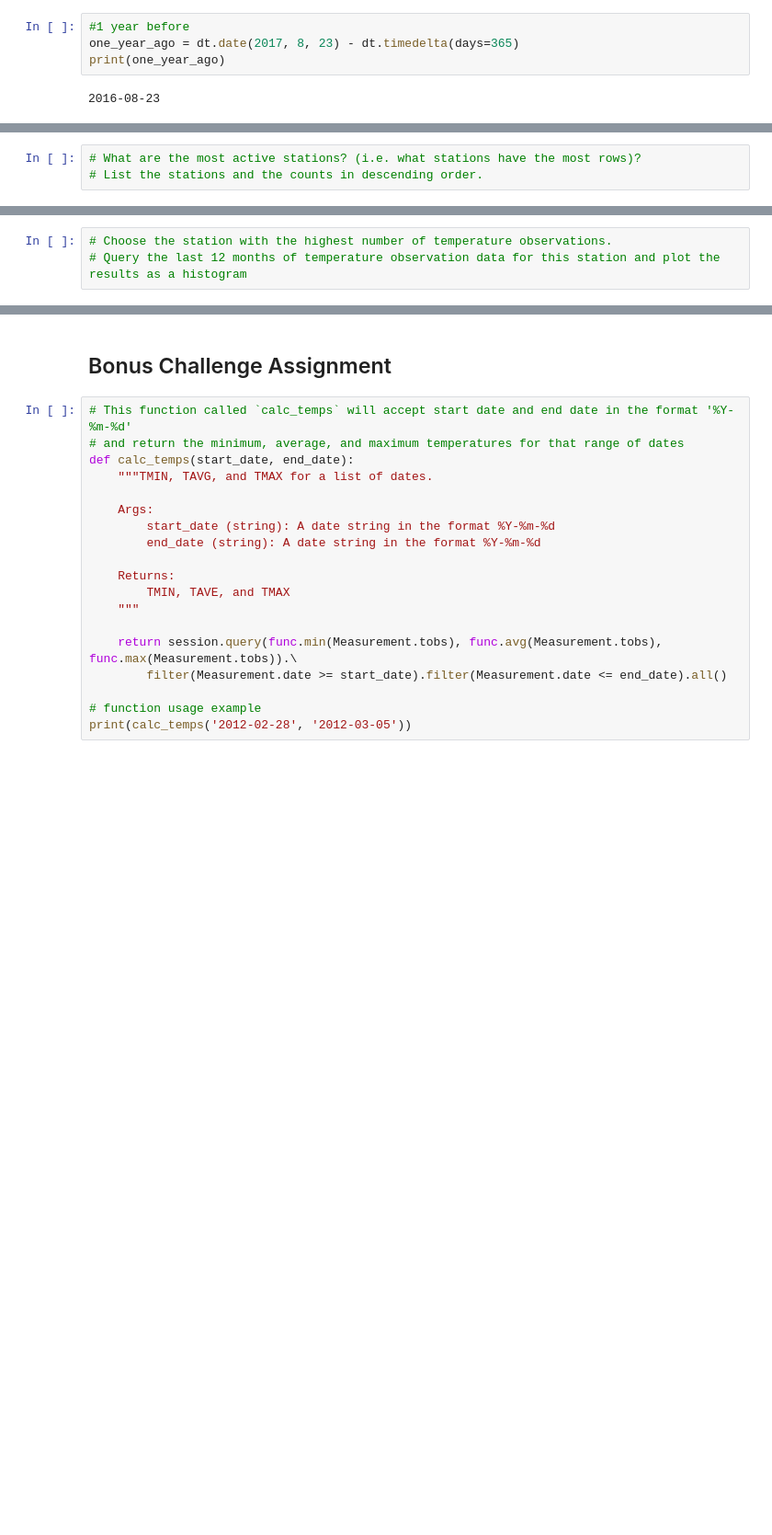
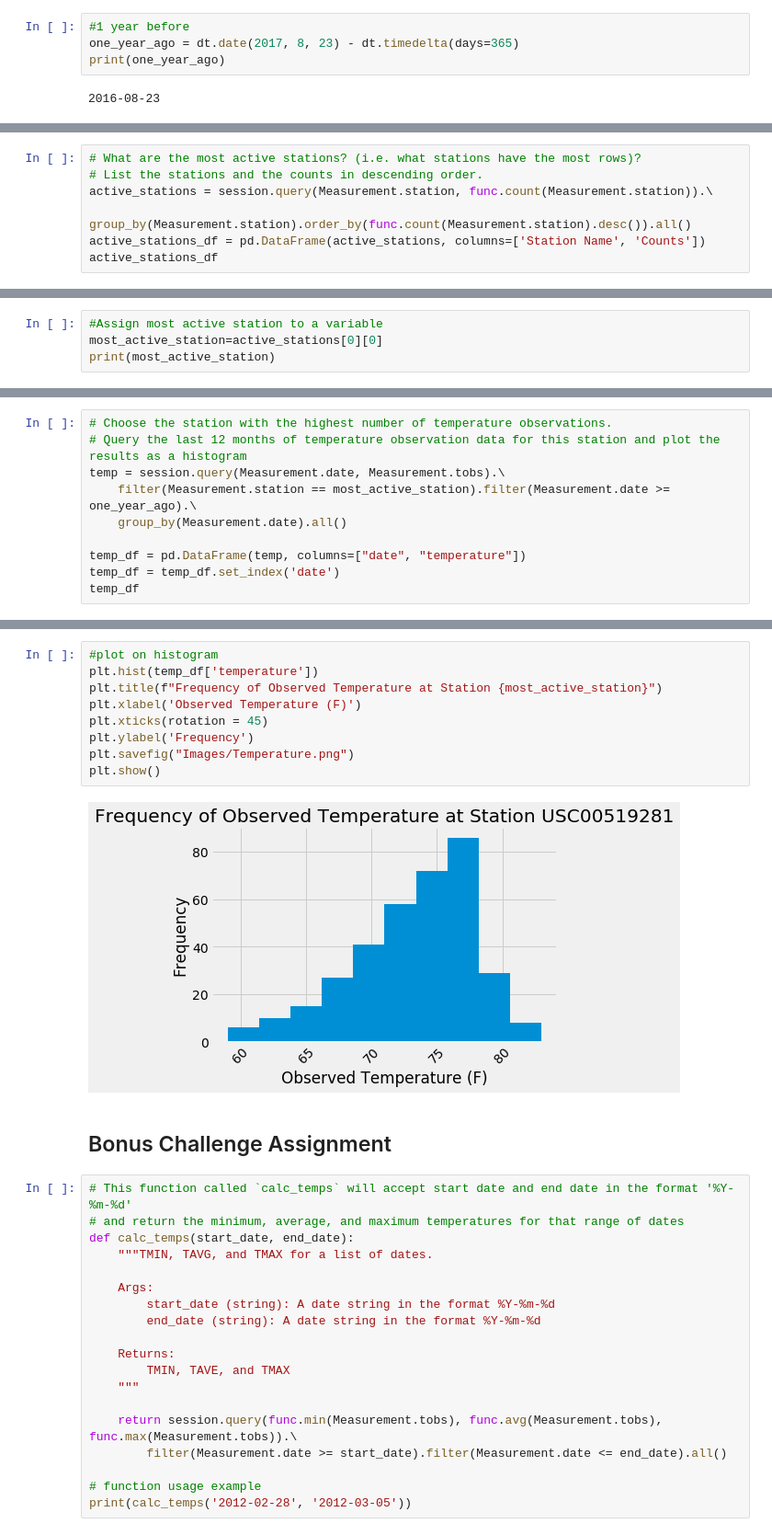
Before and after one commit to tanazimmer/sqlalchemy-challenge, a Jupyter notebook: climate_starter.ipynb, the cells around one changed output, grey strips where cells are left out. Shown at 92% size. Drawn from its saved outputs; the diff is of its cells as text; blank space fills up the shorter version.

```diff
--- a/climate_starter.ipynb
+++ b/climate_starter.ipynb
@@ -136,3 +167,7 @@ precip_df
 # %%
 # What are the most active stations? (i.e. what stations have the most rows)?
 # List the stations and the counts in descending order.
+active_stations = session.query(Measurement.station, func.count(Measurement.station)).\
+        group_by(Measurement.station).order_by(func.count(Measurement.station).desc()).all()
+active_stations_df = pd.DataFrame(active_stations, columns=['Station Name', 'Counts'])
+active_stations_df
@@ -138,0 +185,4 @@ precip_df
+# %%
+#Assign most active station to a variable
+most_active_station=active_stations[0][0]
+print(most_active_station)
@@ -142,3 +208,10 @@ precip_df
 # %%
 # Choose the station with the highest number of temperature observations.
 # Query the last 12 months of temperature observation data for this station and plot the results as a histogram
+temp = session.query(Measurement.date, Measurement.tobs).\
+    filter(Measurement.station == most_active_station).filter(Measurement.date >= one_year_ago).\
+    group_by(Measurement.date).all()
+
+temp_df = pd.DataFrame(temp, columns=["date", "temperature"])
+temp_df = temp_df.set_index('date')
+temp_df
@@ -145,3 +233,14 @@ precip_df
+# %%
+#plot on histogram
+plt.hist(temp_df['temperature'])
+plt.title(f"Frequency of Observed Temperature at Station {most_active_station}")
+plt.xlabel('Observed Temperature (F)')
+plt.xticks(rotation = 45)
+plt.ylabel('Frequency')
+plt.savefig("Images/Temperature.png")
+plt.show()
+# %% [output]
+[figure, added]
 # %% [markdown]
 ## Bonus Challenge Assignment
 # %%
```
Also changed, not shown: parts of 18 cells of this notebook, 2 other files.
